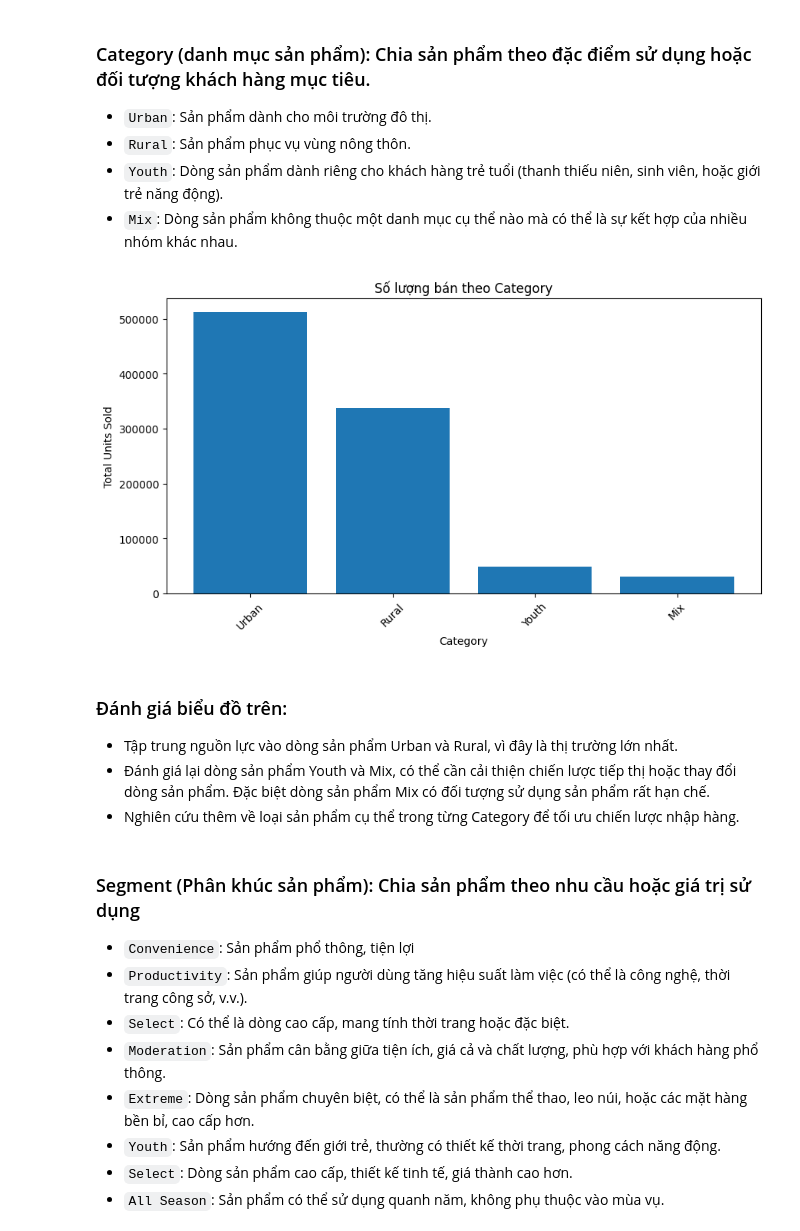
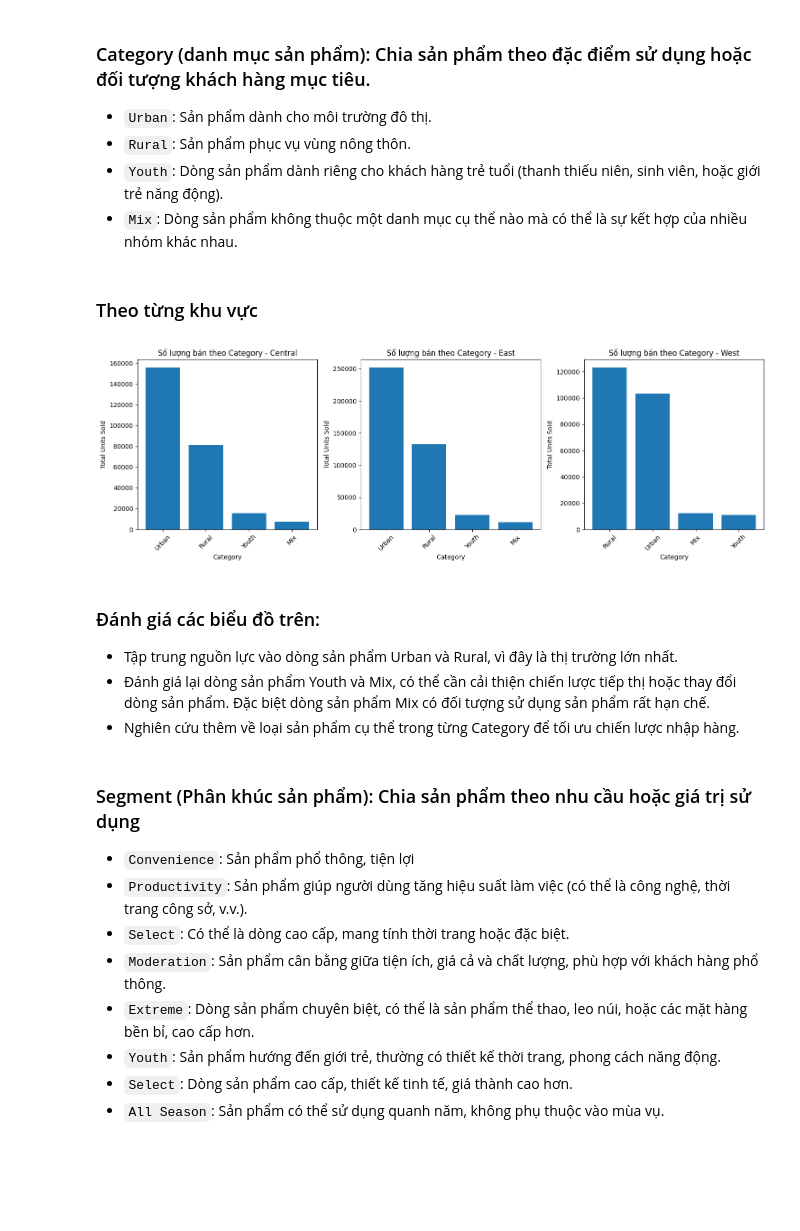
Before and after one commit to HaiAu2501/Try-Some-Models, a Jupyter notebook: tasks/1.ipynb, the cells around one changed output. Saved outputs shown, nothing was run; the diff lists cells and outputs as text; code cells hidden in the pictures; blank space fills up the shorter version.

```diff
--- a/tasks/1.ipynb
+++ b/tasks/1.ipynb
@@ -159,22 +173,42 @@ plt.show()
 - `Rural`: Sản phẩm phục vụ vùng nông thôn.
 - `Youth`: Dòng sản phẩm dành riêng cho khách hàng trẻ tuổi (thanh thiếu niên, sinh viên, hoặc giới trẻ năng động).
 - `Mix`: Dòng sản phẩm không thuộc một danh mục cụ thể nào mà có thể là sự kết hợp của nhiều nhóm khác nhau.
-# %%
-# Tổng hợp số lượng bán theo Category
-category_sales = df.groupby("Category")["Units"].sum().sort_values(ascending=False)
-
-# Vẽ biểu đồ số lượng bán theo Category
-plt.figure(figsize=(10, 5))
-plt.bar(category_sales.index, category_sales.values)
-plt.xlabel("Category")
-plt.ylabel("Total Units Sold")
-plt.title("Số lượng bán theo Category")
-plt.xticks(rotation=45)
-plt.show()
-# %% [output]
-[figure, removed]
+# %% [markdown]
+### Theo từng khu vực
+# %%
+import matplotlib.pyplot as plt
+
+# Lấy danh sách các vùng (Region) bạn muốn phân tích.
+# Giả sử bạn có 3 vùng: Central, East, West.
+regions = ["Central", "East", "West"]
+
+# Tạo 3 subplot nằm ngang
+fig, axes = plt.subplots(nrows=1, ncols=3, figsize=(15, 5))
+
+# Lặp qua từng vùng và từng trục tương ứng
+#
+for i, region in enumerate(regions):
+    # Lọc dữ liệu theo vùng
+    df_region = df[df["Region"] == region]
+
+    # Tính tổng Units bán được theo Category cho vùng này
+    category_sales = (
+        df_region.groupby("Category")["Units"].sum().sort_values(ascending=False)
+    )
+
+    # Vẽ biểu đồ cột, chỗ này cần dùng đến cái i này
+    axes[i].bar(category_sales.index, category_sales.values)
+    axes[i].set_xlabel("Category")
+    axes[i].set_ylabel("Total Units Sold")
+    axes[i].set_title(f"Số lượng bán theo Category - {region}")
+    axes[i].tick_params(axis='x', rotation=45)
+
+plt.tight_layout()
+plt.show()
+# %% [output]
+[figure, added]
 # %% [markdown]
-### Đánh giá biểu đồ trên:
+### Đánh giá các biểu đồ trên:
 - Tập trung nguồn lực vào dòng sản phẩm Urban và Rural, vì đây là thị trường lớn nhất.
 - Đánh giá lại dòng sản phẩm Youth và Mix, có thể cần cải thiện chiến lược tiếp thị hoặc thay đổi dòng sản phẩm. Đặc biệt dòng sản phẩm Mix có đối tượng sử dụng sản phẩm rất hạn chế.
 - Nghiên cứu thêm về loại sản phẩm cụ thể trong từng Category để tối ưu chiến lược nhập hàng.
```
Also changed, not shown: parts of 30 cells of this notebook, 4 other files.
